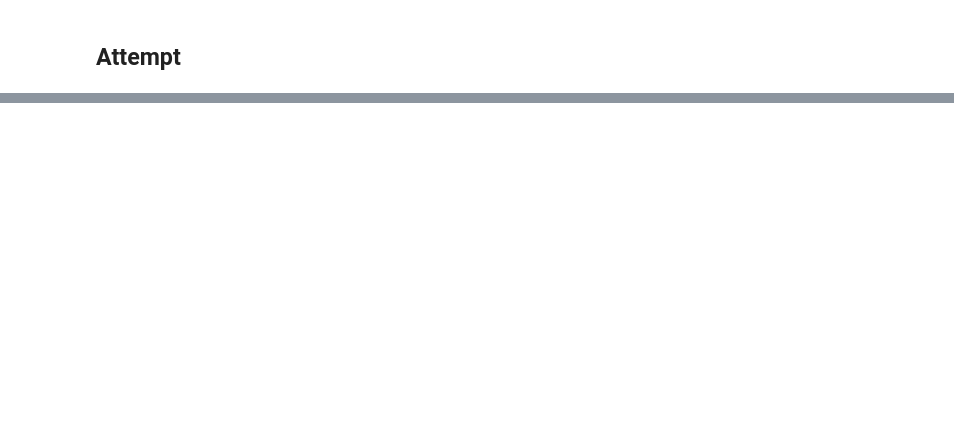
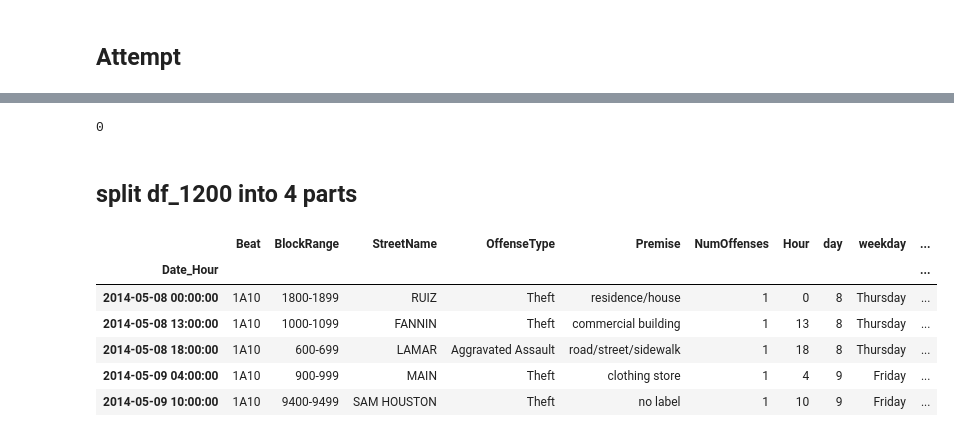
Before and after one commit to franksalas/Crime-Analysis, a Jupyter notebook: data_wrangling/Houston_Crime_Data/crime_1A10_10_17_LATLONG.ipynb, the cells around one changed output, grey strips where cells are left out. Drawn from its saved outputs; the diff is of its cells as text; code cells hidden in the pictures; blank space fills up the shorter version.

Commit message:
adding other crime beat

```diff
--- a/data_wrangling/Houston_Crime_Data/crime_1A10_10_17_LATLONG.ipynb
+++ b/data_wrangling/Houston_Crime_Data/crime_1A10_10_17_LATLONG.ipynb
@@ -177,5 +187,10 @@ df.head()
 # %% [markdown]
 # get full lat long and address from google
+# %%
+df_4000 = df.iloc[:4000].copy()
+df_8000 = df.iloc[4000:8000].copy()
+df_12000 = df.iloc[8000:12000].copy()
+df_14978  = df.iloc[12000:].copy()
 # %% [markdown]
 ## Test
 # %%
@@ -204,0 +267,18 @@ IndexError: list index out of range
+# %%
+print(len(df_8000[df_8000.tup_add.isnull()]))
+
+df_8000.to_csv('crime_data_clean/crime_1A10_10_17df_8000.csv')
+# %% [output]
+0
+# %% [markdown]
+## split df_1200 into 4 parts
+# %%
+df_12000.head()
+# %% [output]
+|  | Beat | BlockRange | StreetName | OffenseType | Premise | NumOffenses | Hour | day | weekday | ... |
+| Date_Hour |  |  |  |  |  |  |  |  |  | ... |
+| 2014-05-08 00:00:00 | 1A10 | 1800-1899 | RUIZ | Theft | residence/house | 1 | 0 | 8 | Thursday | ... |
+| 2014-05-08 13:00:00 | 1A10 | 1000-1099 | FANNIN | Theft | commercial building | 1 | 13 | 8 | Thursday | ... |
+| 2014-05-08 18:00:00 | 1A10 | 600-699 | LAMAR | Aggravated Assault | road/street/sidewalk | 1 | 18 | 8 | Thursday | ... |
+| 2014-05-09 04:00:00 | 1A10 | 900-999 | MAIN | Theft | clothing store | 1 | 4 | 9 | Friday | ... |
+| 2014-05-09 10:00:00 | 1A10 | 9400-9499 | SAM HOUSTON | Theft | no label | 1 | 10 | 9 | Friday | ... |
```
Also changed, not shown: parts of 31 cells of this notebook, 33 other files.
